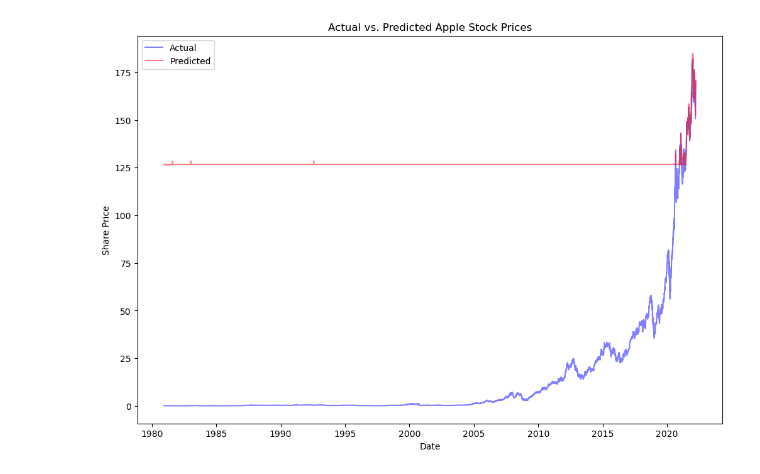
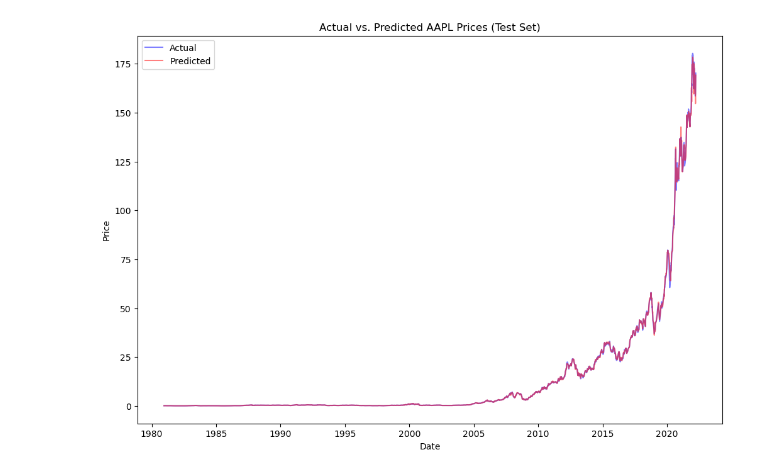
Before and after one commit to Bhumir2503/ML-Stock-Predictor, a Jupyter notebook: TrainingModel/random_forest_model.ipynb, the cells around one changed output. Cells and saved outputs as stored; diff of their text form; code cells hidden in the pictures.

Commit message:
Add files via upload
Updated to train individual models for each stock/etf, and plot test set predicted vs. actual

```diff
--- a/TrainingModel/random_forest_model.ipynb
+++ b/TrainingModel/random_forest_model.ipynb
@@ -129,0 +144,4 @@ AAPL Prediction Comparison
+# %%
+# Construct and train model
+forestModel_aapl = RandomForestRegressor(n_estimators=500, max_depth=10, random_state=RANDOM_STATE)
+forestModel_aapl.fit(X_train_AAPL, y_train_AAPL)
@@ -129,0 +150,18 @@ AAPL Prediction Comparison
+# %%
+# Predict with model
+aapl_predicted = forestModel_aapl.predict(X_test_AAPL)
+
+# Calculate and display performance metrics
+rfMSE = mean_squared_error(y_test_AAPL, aapl_predicted)
+rfR2 = r2_score(y_test_AAPL, aapl_predicted)
+
+print(f"AAPL Prediction MSE: {rfMSE:.4}")
+print(f"AAPL Prediction R2: {rfR2:.4}")
+
+# Create a dataframe to store dates, actual values, and predicted values for sorting by date
+results = pd.DataFrame({ 'Date': dates_test.values.flatten(), 'Actual': y_test_AAPL.flatten(), 'Predicted': aapl_predicted.flatten()})
+
+# Resort randomized data
+results = results.sort_values(by='Date')
+
+comp_table(results['Actual'].values, results['Predicted'].values, 'AAPL')
@@ -130,18 +186,12 @@ AAPL Prediction Comparison
 # %%
-min_length = min(len(aapl['Date']), len(aapl_predicted))
-dates = aapl['Date'][:min_length]
-actual_prices = aapl['Close'][:min_length]
-predicted_prices = aapl_predicted[:min_length]
-
-# Plot the data
+# Plot the actual vs predicted stock prices for test set
 plt.figure(figsize=(12, 8))
-plt.plot(dates, actual_prices, color='blue', alpha=0.5)
-plt.plot(dates, predicted_prices, color='red', alpha=0.5)
-
-plt.title('Actual vs. Predicted Apple Stock Prices')
+plt.plot(results['Date'], results['Actual'], color='blue', alpha=0.5, label='Actual',)
+plt.plot(results['Date'], results['Predicted'], color='red', alpha=0.5, label='Predicted')
+plt.title('Actual vs. Predicted AAPL Prices (Test Set)')
 plt.xlabel('Date')
-plt.ylabel('Share Price')
-plt.legend(['Actual', 'Predicted'])
+plt.ylabel('Price')
+plt.legend()
 plt.show()
 # %% [output]
-[figure, old version]
+[figure, new version]
```
Also changed, not shown: parts of 19 cells of this notebook.
